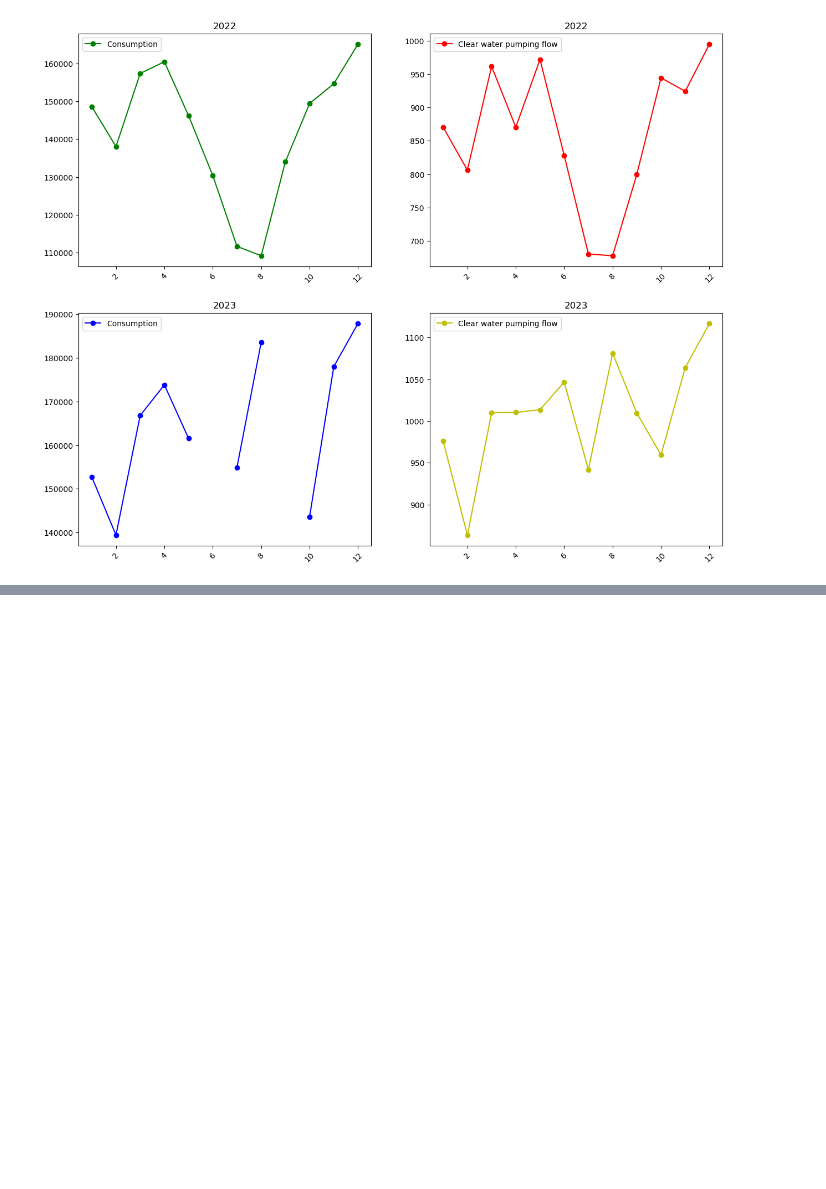
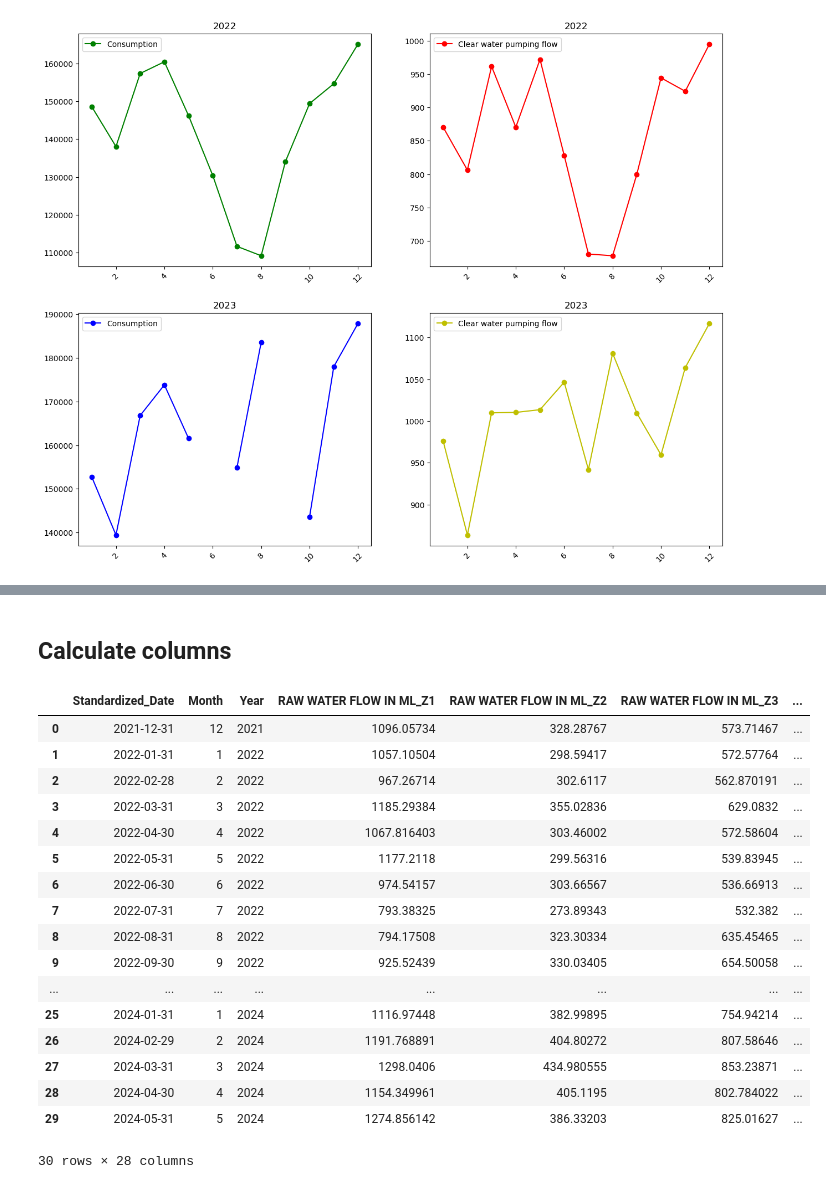
Before and after one commit to shilpa6691/Amrut_Notebooks, a Jupyter notebook: Electricity_bill_usecases_25_09_2024.ipynb, the cells around one changed output, grey strips where cells are left out. Saved outputs shown, nothing was run; the diff lists cells and outputs as text; code cells hidden in the pictures; blank space fills up the shorter version.

Commit message:
calculated column added based on zone data

```diff
--- a/Electricity_bill_usecases_25_09_2024.ipynb
+++ b/Electricity_bill_usecases_25_09_2024.ipynb
@@ -445,3 +461,31 @@ plt.show()
+# %% [markdown]
+## Calculate columns
+# %%
+data_month_ebill['charge_per_unit'] = data_month_ebill['Energy Charge']/ data_month_ebill['Units_kWh']
+# %%
+data_month_ebill['specific_energy_consumption'] = (data_month_ebill['Units_kWh']/(data_month_ebill['TREATED WATER PRODUCTION IN ML_Z1'])+(data_month_ebill['TREATED WATER PRODUCTION IN ML_Z2'])+(data_month_ebill['TREATED WATER PRODUCTION IN ML_Z3']))#.round(2)
+#unit_cost: the cost for producing 1ML of treated water
+data_month_ebill['unit_cost'] = (data_month_ebill['Energy Charge']/(data_month_ebill['TREATED WATER PRODUCTION IN ML_Z1'])+(data_month_ebill['TREATED WATER PRODUCTION IN ML_Z2'])+(data_month_ebill['TREATED WATER PRODUCTION IN ML_Z3']))#.round(2)
+data_month_ebill
+# %% [output]
+|  | Standardized_Date | Month | Year | RAW WATER FLOW IN ML_Z1 | RAW WATER FLOW IN ML_Z2 | RAW WATER FLOW IN ML_Z3 | ... |
+| 0 | 2021-12-31 | 12 | 2021 | 1096.05734 | 328.28767 | 573.71467 | ... |
+| 1 | 2022-01-31 | 1 | 2022 | 1057.10504 | 298.59417 | 572.57764 | ... |
+| 2 | 2022-02-28 | 2 | 2022 | 967.26714 | 302.6117 | 562.870191 | ... |
+| 3 | 2022-03-31 | 3 | 2022 | 1185.29384 | 355.02836 | 629.0832 | ... |
+| 4 | 2022-04-30 | 4 | 2022 | 1067.816403 | 303.46002 | 572.58604 | ... |
+| 5 | 2022-05-31 | 5 | 2022 | 1177.2118 | 299.56316 | 539.83945 | ... |
+| 6 | 2022-06-30 | 6 | 2022 | 974.54157 | 303.66567 | 536.66913 | ... |
+| 7 | 2022-07-31 | 7 | 2022 | 793.38325 | 273.89343 | 532.382 | ... |
+| 8 | 2022-08-31 | 8 | 2022 | 794.17508 | 323.30334 | 635.45465 | ... |
+| 9 | 2022-09-30 | 9 | 2022 | 925.52439 | 330.03405 | 654.50058 | ... |
+| ... | ... | ... | ... | ... | ... | ... | ... |
+| 25 | 2024-01-31 | 1 | 2024 | 1116.97448 | 382.99895 | 754.94214 | ... |
+| 26 | 2024-02-29 | 2 | 2024 | 1191.768891 | 404.80272 | 807.58646 | ... |
+| 27 | 2024-03-31 | 3 | 2024 | 1298.0406 | 434.980555 | 853.23871 | ... |
+| 28 | 2024-04-30 | 4 | 2024 | 1154.349961 | 405.1195 | 802.784022 | ... |
+| 29 | 2024-05-31 | 5 | 2024 | 1274.856142 | 386.33203 | 825.01627 | ... |
+30 rows × 28 columns
 # %%
 Specific energy consumption = kwh/treated water
 unit cost = cost/treated water
```
Also changed, not shown: parts of 22 cells of this notebook.
